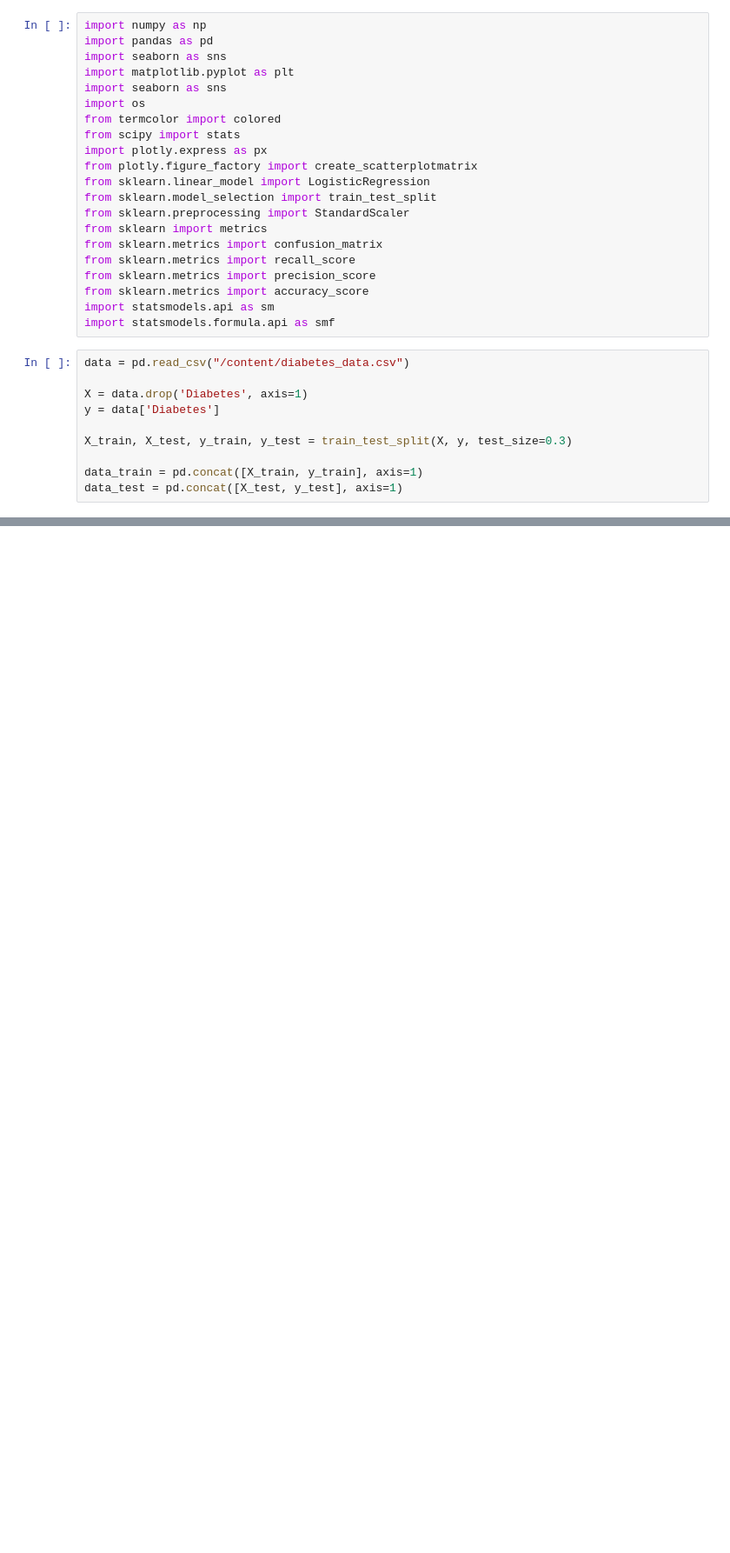
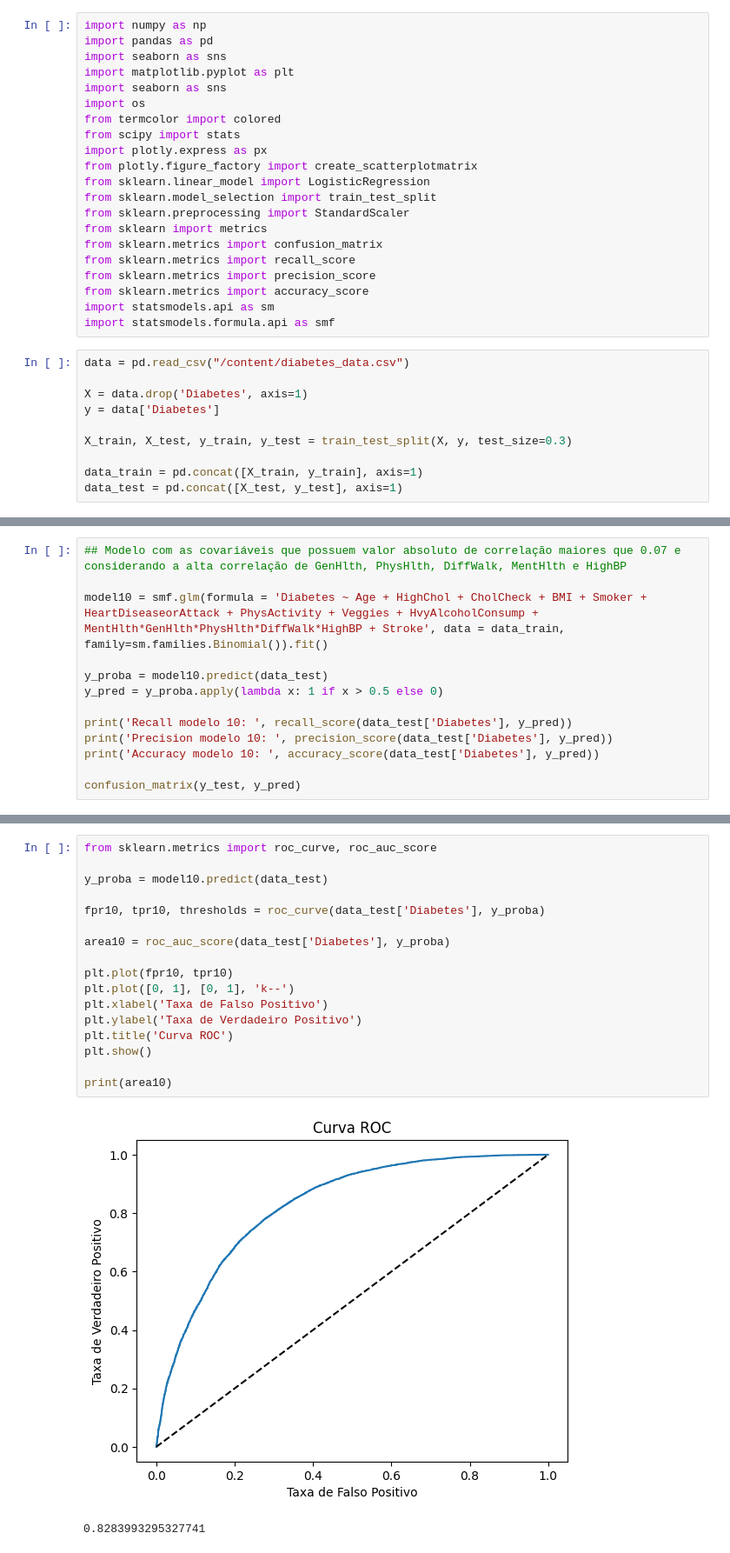
Before and after one commit to JoaoPereiraOliveira/Regressao_Logistica-Diabetes, a Jupyter notebook: modelos_diabetes.ipynb, the cells around one changed output, grey strips where cells are left out. Shown: that part at 87% size. Drawn from its saved outputs; the diff is of its cells as text; blank space fills up the shorter version.

```diff
--- a/modelos_diabetes.ipynb
+++ b/modelos_diabetes.ipynb
@@ -158,0 +184,13 @@ array([[7614, 2899],
+# %%
+## Modelo com as covariáveis que possuem valor absoluto de correlação maiores que 0.07 e considerando a alta correlação de GenHlth, PhysHlth, DiffWalk, MentHlth e HighBP
+
+model10 = smf.glm(formula = 'Diabetes ~ Age + HighChol + CholCheck + BMI + Smoker + HeartDiseaseorAttack + PhysActivity + Veggies + HvyAlcoholConsump + MentHlth*GenHlth*PhysHlth*DiffWalk*HighBP + Stroke', data = data_train, family=sm.families.Binomial()).fit()
+
+y_proba = model10.predict(data_test)
+y_pred = y_proba.apply(lambda x: 1 if x > 0.5 else 0)
+
+print('Recall modelo 10: ', recall_score(data_test['Diabetes'], y_pred))
+print('Precision modelo 10: ', precision_score(data_test['Diabetes'], y_pred))
+print('Accuracy modelo 10: ', accuracy_score(data_test['Diabetes'], y_pred))
+
+confusion_matrix(y_test, y_pred)
@@ -158,0 +291,20 @@ array([[7614, 2899],
+# %%
+from sklearn.metrics import roc_curve, roc_auc_score
+
+y_proba = model10.predict(data_test)
+
+fpr10, tpr10, thresholds = roc_curve(data_test['Diabetes'], y_proba)
+
+area10 = roc_auc_score(data_test['Diabetes'], y_proba)
+
+plt.plot(fpr10, tpr10)
+plt.plot([0, 1], [0, 1], 'k--')
+plt.xlabel('Taxa de Falso Positivo')
+plt.ylabel('Taxa de Verdadeiro Positivo')
+plt.title('Curva ROC')
+plt.show()
+
+print(area10)
+# %% [output]
+[figure, added]
+0.8283993295327741
```
Also changed, not shown: parts of 16 cells of this notebook.
